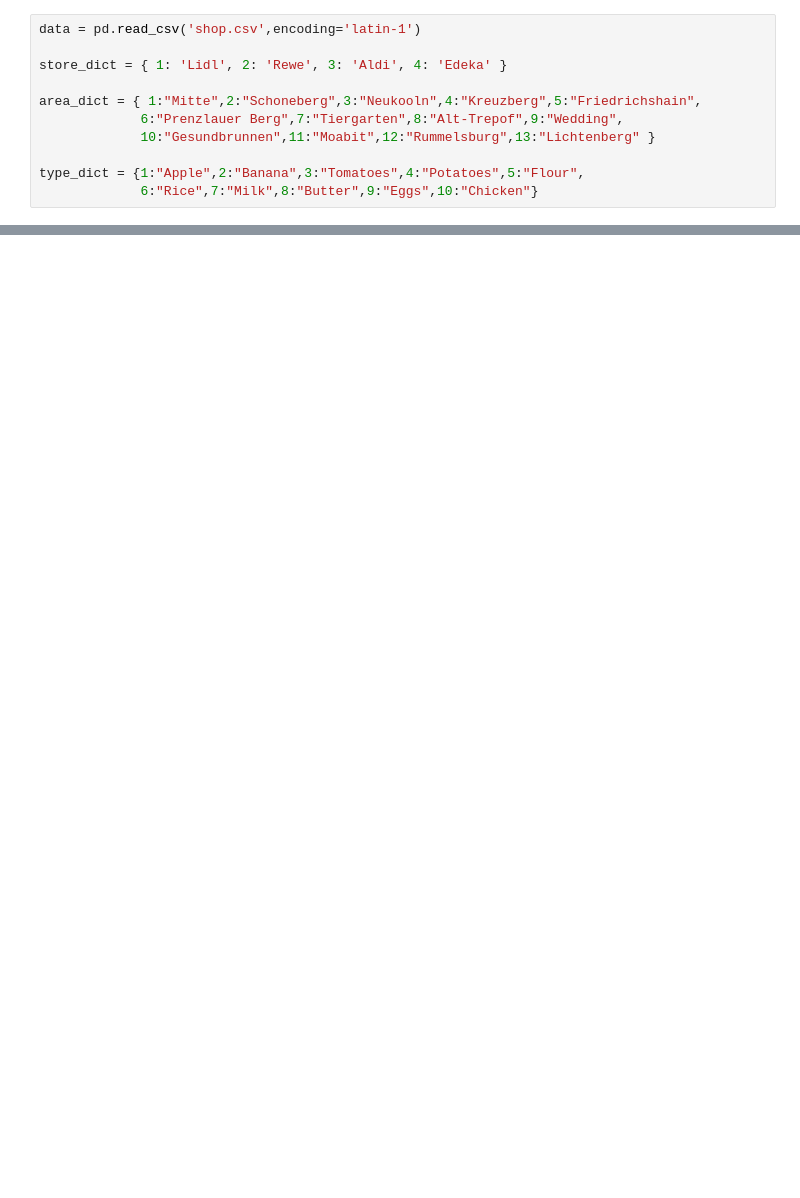
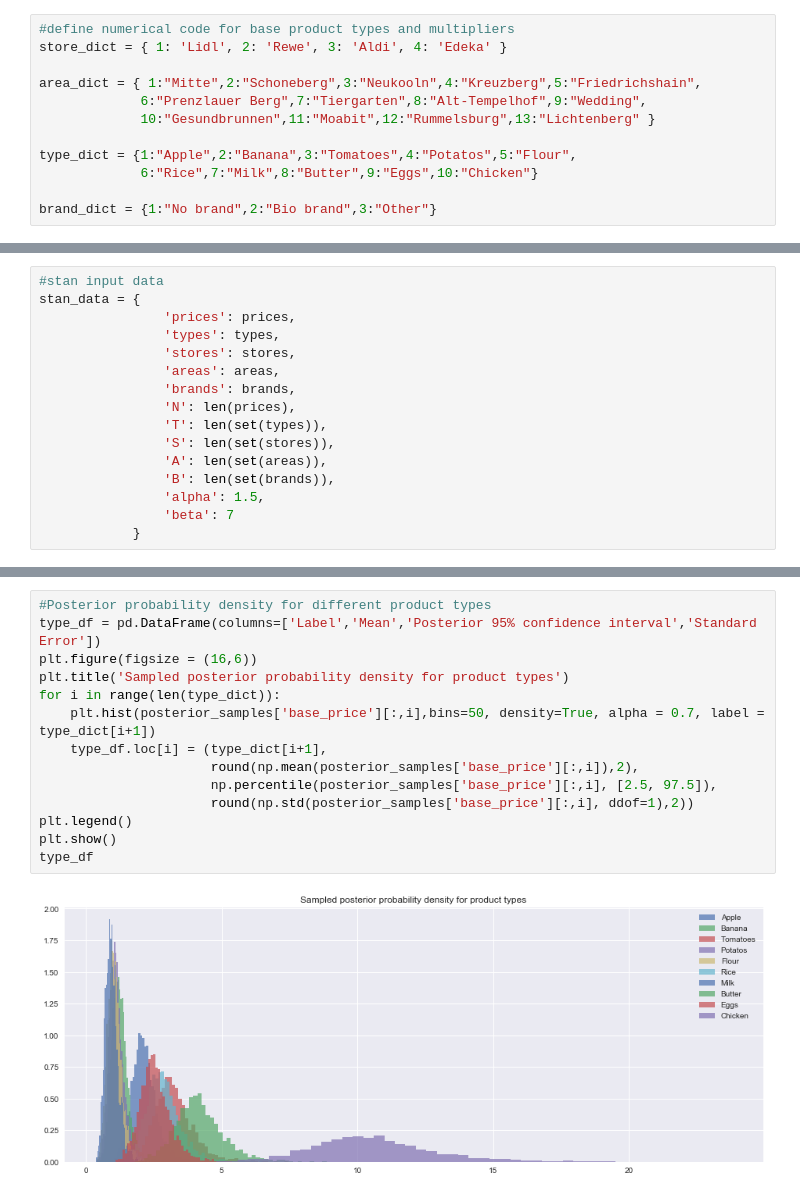
Before and after one commit to hueyning/CS146, a Jupyter notebook: Lba/CS146 Location­-based Assignment.ipynb, the cells around one changed output, grey strips where cells are left out. Drawn from its saved outputs; the diff is of its cells as text; blank space fills up the shorter version.

```diff
--- a/Lba/CS146 Location­-based Assignment.ipynb
+++ b/Lba/CS146 Location­-based Assignment.ipynb
@@ -10,11 +39,12 @@ sns.set()
 # %%
-data = pd.read_csv('shop.csv',encoding='latin-1')
-
+#define numerical code for base product types and multipliers
 store_dict = { 1: 'Lidl', 2: 'Rewe', 3: 'Aldi', 4: 'Edeka' }
 
 area_dict = { 1:"Mitte",2:"Schoneberg",3:"Neukooln",4:"Kreuzberg",5:"Friedrichshain",
-             6:"Prenzlauer Berg",7:"Tiergarten",8:"Alt-Trepof",9:"Wedding",
+             6:"Prenzlauer Berg",7:"Tiergarten",8:"Alt-Tempelhof",9:"Wedding",
              10:"Gesundbrunnen",11:"Moabit",12:"Rummelsburg",13:"Lichtenberg" }
 
-type_dict = {1:"Apple",2:"Banana",3:"Tomatoes",4:"Potatoes",5:"Flour",
+type_dict = {1:"Apple",2:"Banana",3:"Tomatoes",4:"Potatos",5:"Flour",
              6:"Rice",7:"Milk",8:"Butter",9:"Eggs",10:"Chicken"}
+
+brand_dict = {1:"No brand",2:"Bio brand",3:"Other"}
@@ -121 +164,17 @@ INFO:pystan:COMPILING THE C++ CODE FOR MODEL anon_model_ff5bf798411e029b2ee5bae2
+# %%
+#stan input data
+stan_data = {
+                'prices': prices,
+                'types': types,
+                'stores': stores,
+                'areas': areas,
+                'brands': brands,
+                'N': len(prices),
+                'T': len(set(types)),
+                'S': len(set(stores)),
+                'A': len(set(areas)),
+                'B': len(set(brands)),
+                'alpha': 1.5,
+                'beta': 7
+            }
 # %%
@@ -149,0 +228,16 @@ plt.show()
+# %%
+#Posterior probability density for different product types
+type_df = pd.DataFrame(columns=['Label','Mean','Posterior 95% confidence interval','Standard Error'])
+plt.figure(figsize = (16,6))
+plt.title('Sampled posterior probability density for product types')
+for i in range(len(type_dict)):
+    plt.hist(posterior_samples['base_price'][:,i],bins=50, density=True, alpha = 0.7, label = type_dict[i+1])
+    type_df.loc[i] = (type_dict[i+1],
+                      round(np.mean(posterior_samples['base_price'][:,i]),2),
+                      np.percentile(posterior_samples['base_price'][:,i], [2.5, 97.5]),
+                      round(np.std(posterior_samples['base_price'][:,i], ddof=1),2))
+plt.legend()
+plt.show()
+type_df
+# %% [output]
+[figure, added]
```
Also changed, not shown: parts of 33 cells of this notebook, 3 other files.
